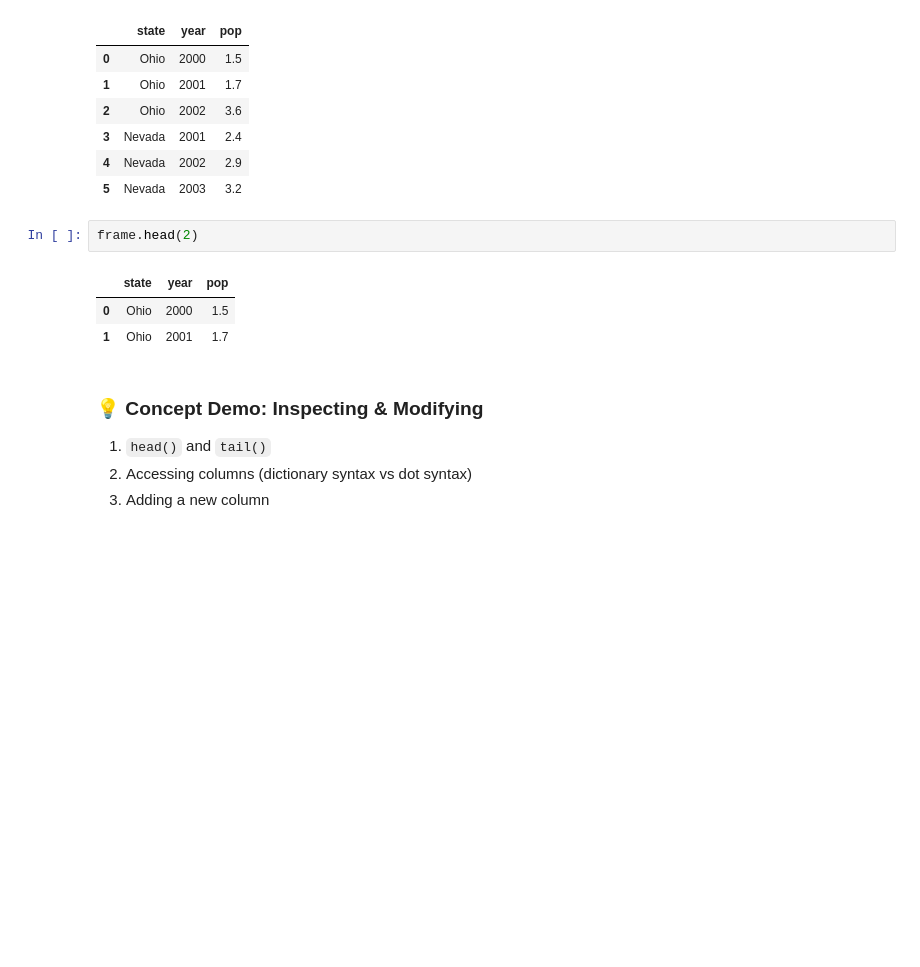
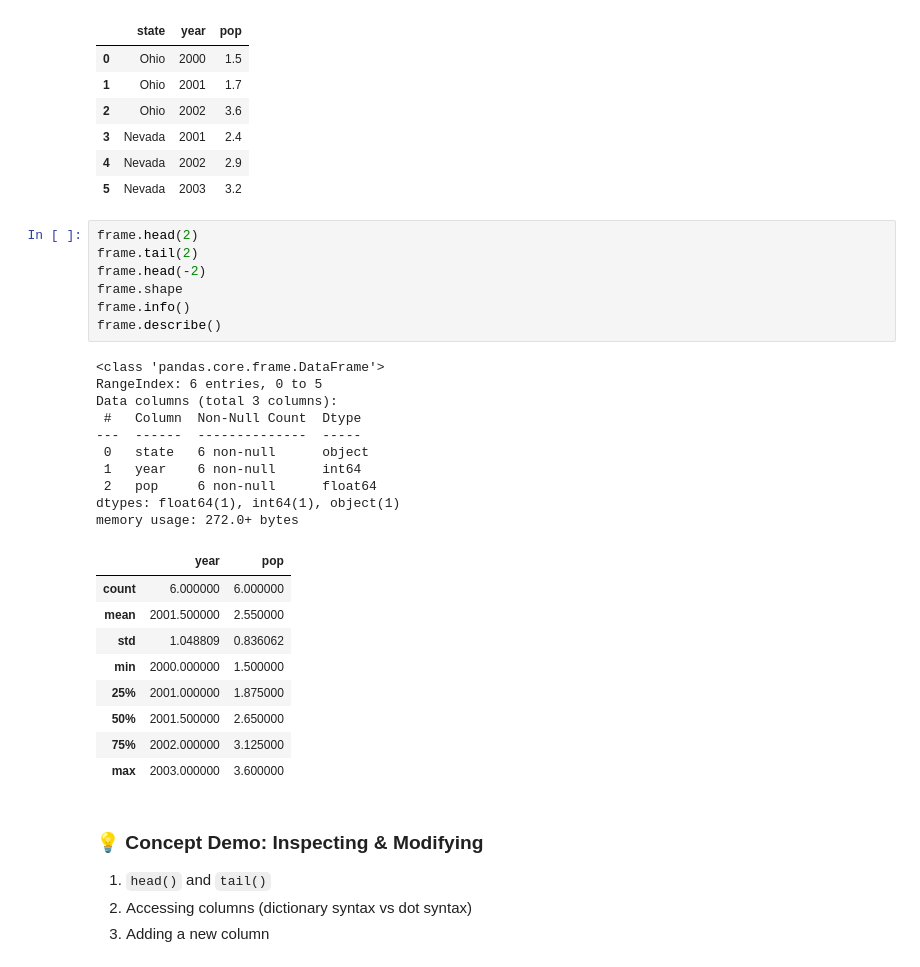
Before and after one commit to zeroonyx/6m-data-1.7-intro-pandas, a Jupyter notebook: notebooks/pandas_lesson.ipynb, the cells around one changed output. Cells and saved outputs as stored; diff of their text form; blank space fills up the shorter version.

```diff
--- a/notebooks/pandas_lesson.ipynb
+++ b/notebooks/pandas_lesson.ipynb
@@ -54,12 +60,33 @@ frame
 | 3 | Nevada | 2001 | 2.4 |
 | 4 | Nevada | 2002 | 2.9 |
 | 5 | Nevada | 2003 | 3.2 |
-# %%
-frame.head(2)
-# %% [output]
-|  | state | year | pop |
-| 0 | Ohio | 2000 | 1.5 |
-| 1 | Ohio | 2001 | 1.7 |
+# %%
+frame.head(2)
+frame.tail(2)
+frame.head(-2)
+frame.shape
+frame.info()
+frame.describe()
+# %% [output]
+<class 'pandas.core.frame.DataFrame'>
+RangeIndex: 6 entries, 0 to 5
+Data columns (total 3 columns):
+ #   Column  Non-Null Count  Dtype
+---  ------  --------------  -----
+ 0   state   6 non-null      object
+ 1   year    6 non-null      int64
+ 2   pop     6 non-null      float64
+dtypes: float64(1), int64(1), object(1)
+memory usage: 272.0+ bytes
+|  | year | pop |
+| count | 6.000000 | 6.000000 |
+| mean | 2001.500000 | 2.550000 |
+| std | 1.048809 | 0.836062 |
+| min | 2000.000000 | 1.500000 |
+| 25% | 2001.000000 | 1.875000 |
+| 50% | 2001.500000 | 2.650000 |
+| 75% | 2002.000000 | 3.125000 |
+| max | 2003.000000 | 3.600000 |
 # %% [markdown]
 ### 💡 Concept Demo: Inspecting & Modifying
 1. `head()` and `tail()`
```
Also changed, not shown: parts of 19 cells of this notebook, 1 other file.
